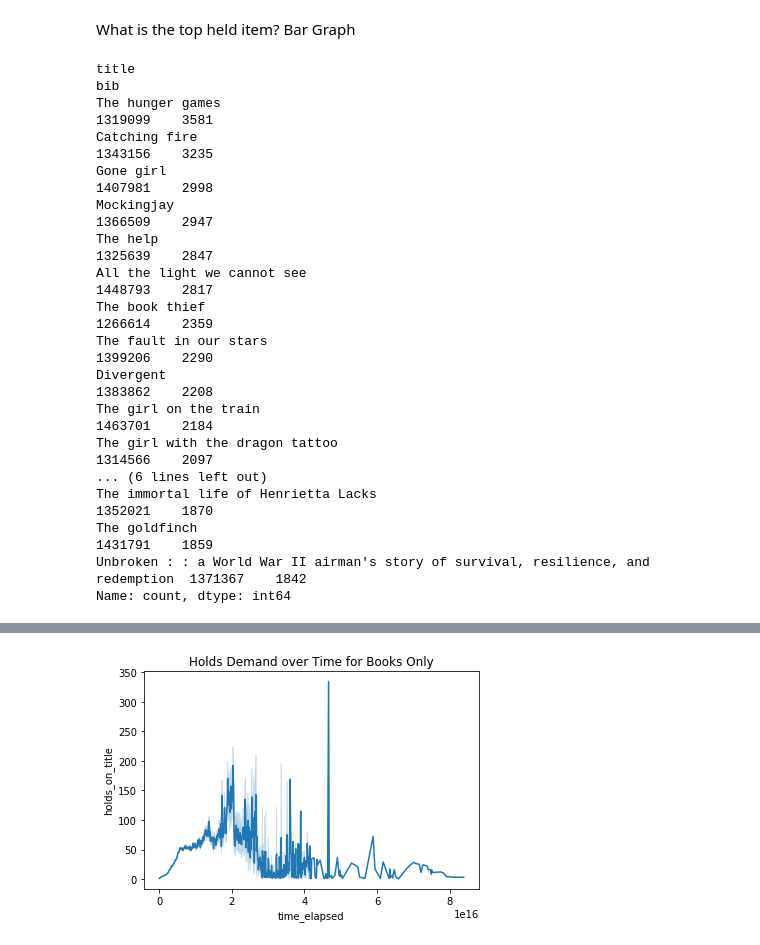
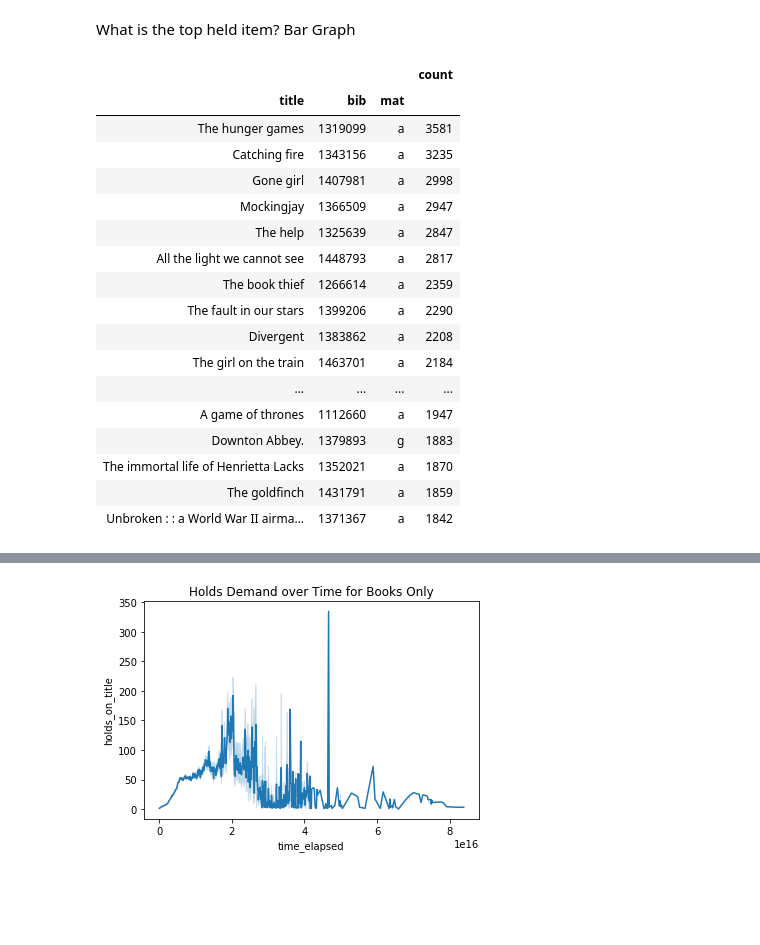
Before and after one commit to hannah-rauh/SI485, a Jupyter notebook: AADL.ipynb, the cells around one changed output, grey strips where cells are left out. Drawn from its saved outputs; the diff is of its cells as text; code cells hidden in the pictures; blank space fills up the shorter version.

```diff
--- a/AADL.ipynb
+++ b/AADL.ipynb
@@ -493,22 +493,25 @@ len(merged_dfs)
 # %% [markdown]
 What is the top held item? Bar Graph
 # %%
-merged_dfs.groupby(['title','bib'])['count'].sum().sort_values(ascending=False).head(20)
+top_holds=merged_dfs.groupby(['title','bib','mat'])['count'].sum().sort_values(ascending=False).to_frame()
-# %% [output]
-title                                                                               bib
-The hunger games                                                                    1319099    3581
-Catching fire                                                                       1343156    3235
-Gone girl                                                                           1407981    2998
-Mockingjay                                                                          1366509    2947
-The help                                                                            1325639    2847
-All the light we cannot see                                                         1448793    2817
-The book thief                                                                      1266614    2359
-The fault in our stars                                                              1399206    2290
-Divergent                                                                           1383862    2208
-The girl on the train                                                               1463701    2184
-The girl with the dragon tattoo                                                     1314566    2097
-... (6 lines left out)
-The immortal life of Henrietta Lacks                                                1352021    1870
-The goldfinch                                                                       1431791    1859
-Unbroken : : a World War II airman's story of survival, resilience, and redemption  1371367    1842
-Name: count, dtype: int64
+# %%
+top_holds.head(20)
+# %% [output]
+|  |  |  | count |
+| title | bib | mat |  |
+| The hunger games | 1319099 | a | 3581 |
+| Catching fire | 1343156 | a | 3235 |
+| Gone girl | 1407981 | a | 2998 |
+| Mockingjay | 1366509 | a | 2947 |
+| The help | 1325639 | a | 2847 |
+| All the light we cannot see | 1448793 | a | 2817 |
+| The book thief | 1266614 | a | 2359 |
+| The fault in our stars | 1399206 | a | 2290 |
+| Divergent | 1383862 | a | 2208 |
+| The girl on the train | 1463701 | a | 2184 |
+| ... | ... | ... | ... |
+| A game of thrones | 1112660 | a | 1947 |
+| Downton Abbey. | 1379893 | g | 1883 |
+| The immortal life of Henrietta Lacks | 1352021 | a | 1870 |
+| The goldfinch | 1431791 | a | 1859 |
+| Unbroken : : a World War II airma... | 1371367 | a | 1842 |
```
Also changed, not shown: parts of 3 cells of this notebook.
